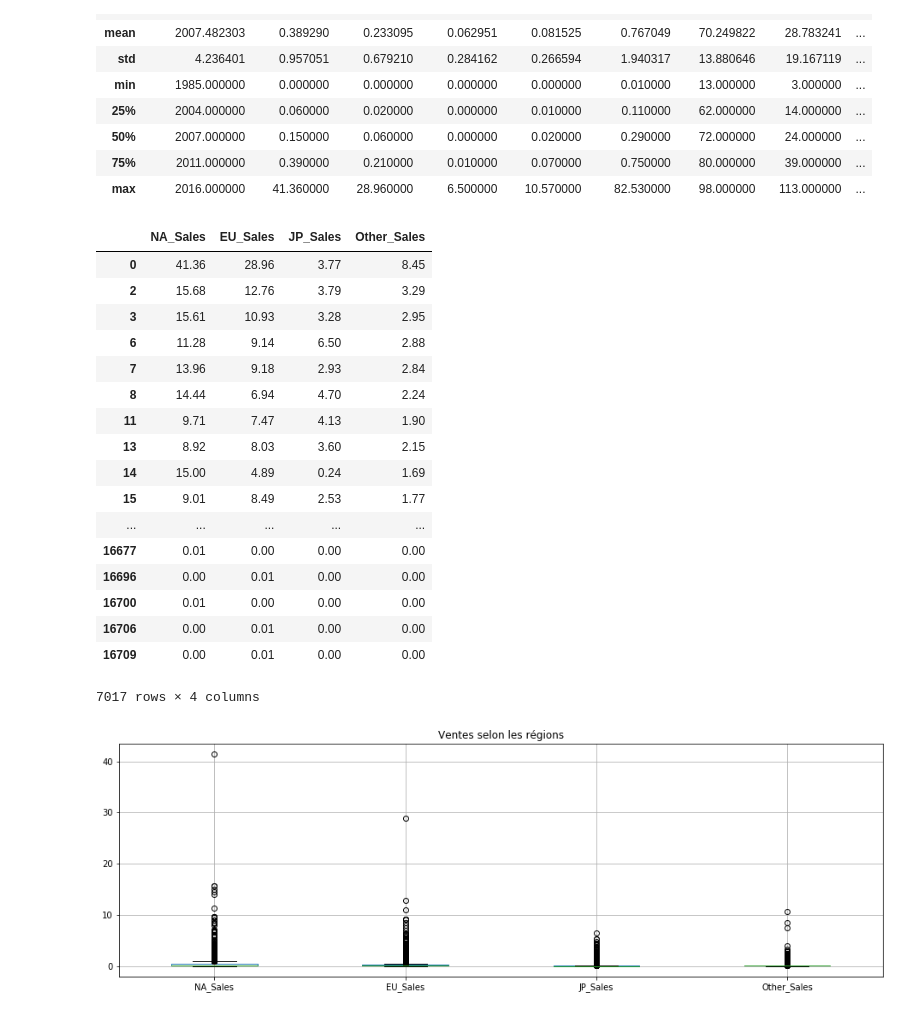
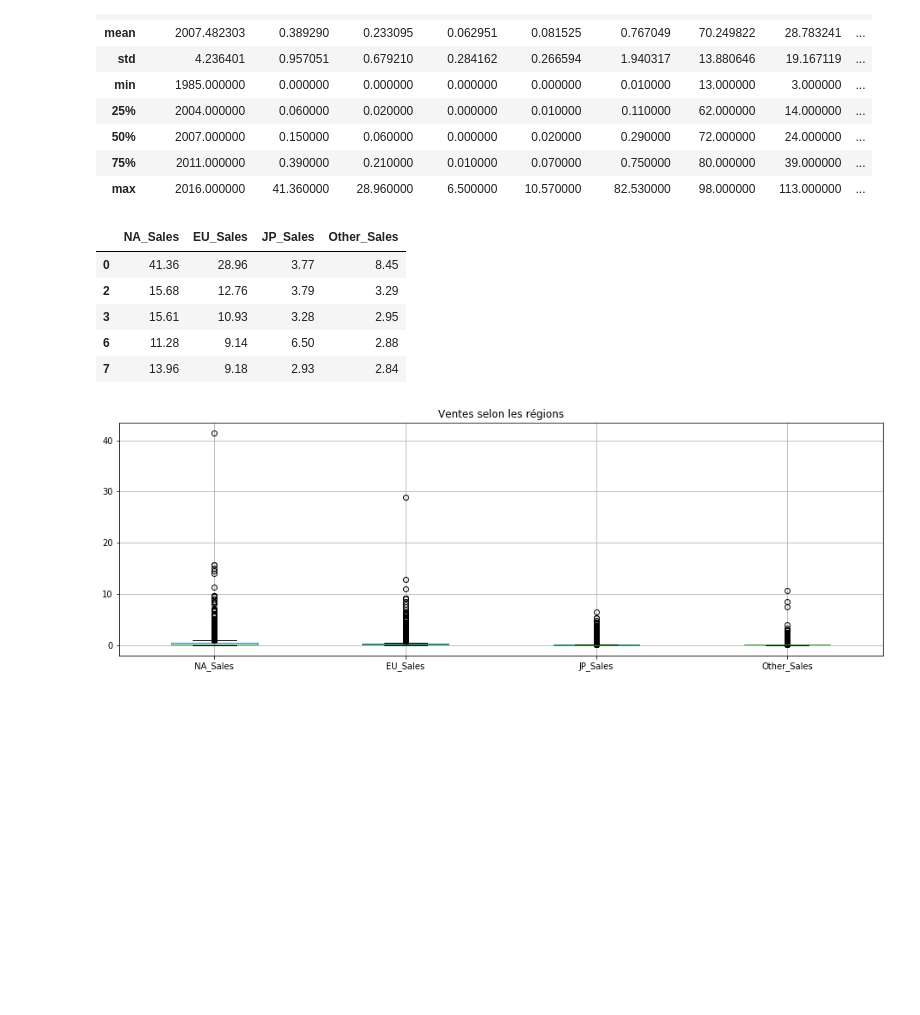
Before and after one commit to Shhhpoulpe/cours-de-python, a Jupyter notebook: Machine Learning/vente_jeux.ipynb, the cells around one changed output. Drawn from its saved outputs; the diff is of its cells as text; code cells hidden in the pictures; blank space fills up the shorter version.

```diff
--- a/Machine Learning/vente_jeux.ipynb
+++ b/Machine Learning/vente_jeux.ipynb
@@ -141,30 +130,18 @@ ventes.describe()
 # %%
 ventes_pays = pd.DataFrame()
 ventes_pays['NA_Sales'] = ventes.NA_Sales
 ventes_pays['EU_Sales'] = ventes.EU_Sales
 ventes_pays['JP_Sales'] = ventes.JP_Sales
 ventes_pays['Other_Sales'] = ventes.Other_Sales
 # ventes_pays['Global_Sales'] = ventes.Global_Sales
-ventes_pays
+ventes_pays.head()
 # %% [output]
 |  | NA_Sales | EU_Sales | JP_Sales | Other_Sales |
 | 0 | 41.36 | 28.96 | 3.77 | 8.45 |
 | 2 | 15.68 | 12.76 | 3.79 | 3.29 |
 | 3 | 15.61 | 10.93 | 3.28 | 2.95 |
 | 6 | 11.28 | 9.14 | 6.50 | 2.88 |
 | 7 | 13.96 | 9.18 | 2.93 | 2.84 |
-| 8 | 14.44 | 6.94 | 4.70 | 2.24 |
-| 11 | 9.71 | 7.47 | 4.13 | 1.90 |
-| 13 | 8.92 | 8.03 | 3.60 | 2.15 |
-| 14 | 15.00 | 4.89 | 0.24 | 1.69 |
-| 15 | 9.01 | 8.49 | 2.53 | 1.77 |
-| ... | ... | ... | ... | ... |
-| 16677 | 0.01 | 0.00 | 0.00 | 0.00 |
-| 16696 | 0.00 | 0.01 | 0.00 | 0.00 |
-| 16700 | 0.01 | 0.00 | 0.00 | 0.00 |
-| 16706 | 0.00 | 0.01 | 0.00 | 0.00 |
-| 16709 | 0.00 | 0.01 | 0.00 | 0.00 |
-7017 rows × 4 columns
 # %%
 plt.figure(figsize=(16,5))
 ventes_pays.boxplot()
```
Also changed, not shown: parts of 13 cells of this notebook.
